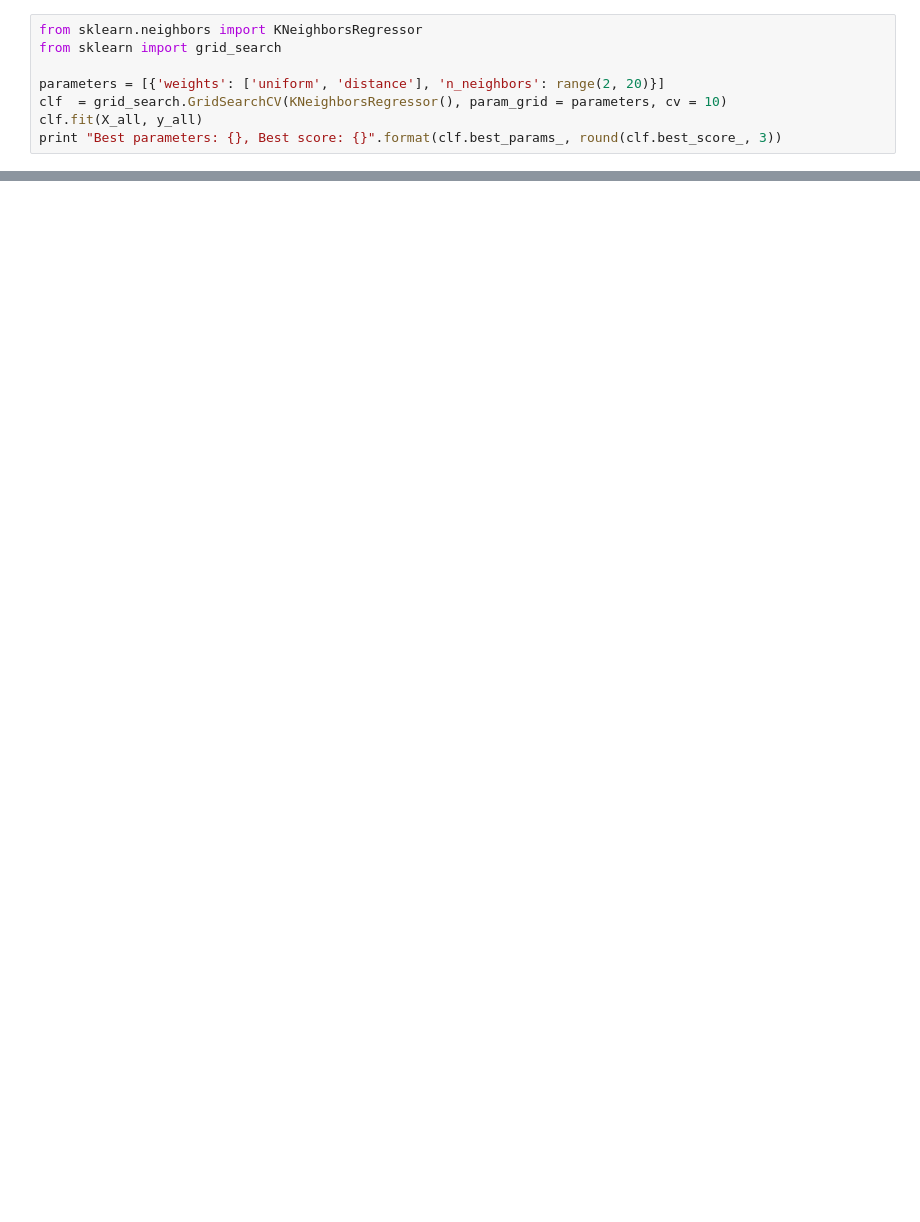
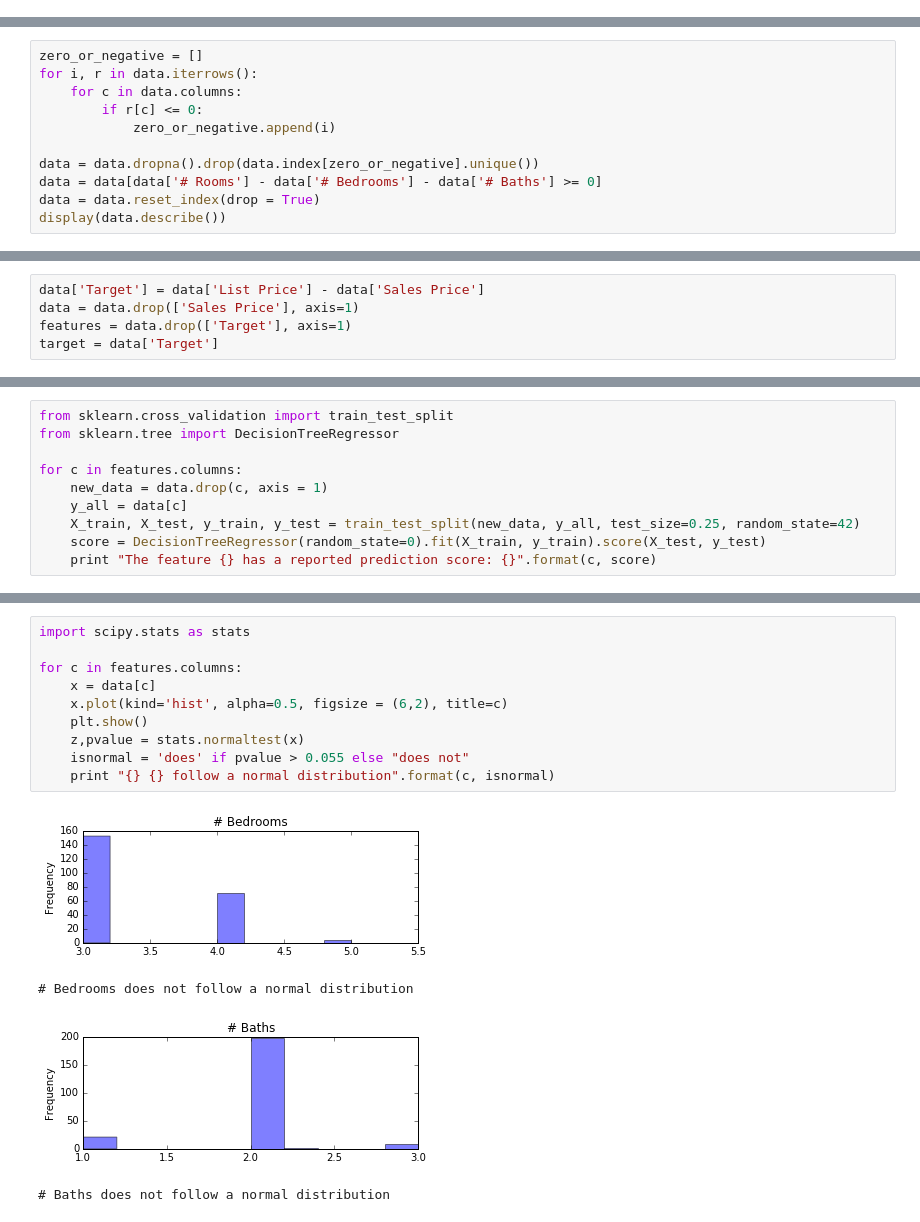
Before and after one commit to quantarb/capstone, a Jupyter notebook: capstone.ipynb, the cells around one changed output, grey strips where cells are left out. Cells and saved outputs as stored; diff of their text form; blank space fills up the shorter version.

Commit message:
feat finish writing up report for capstone

```diff
--- a/capstone.ipynb
+++ b/capstone.ipynb
@@ -164,8 +0,0 @@ X_all.describe()
-# %%
-from sklearn.neighbors import KNeighborsRegressor
-from sklearn import grid_search
-
-parameters = [{'weights': ['uniform', 'distance'], 'n_neighbors': range(2, 20)}]
-clf  = grid_search.GridSearchCV(KNeighborsRegressor(), param_grid = parameters, cv = 10)
-clf.fit(X_all, y_all)
-print "Best parameters: {}, Best score: {}".format(clf.best_params_, round(clf.best_score_, 3))
@@ -171,0 +46,11 @@ print "Best parameters: {}, Best score: {}".format(clf.best_params_, round(clf.b
+# %%
+zero_or_negative = []
+for i, r in data.iterrows():
+    for c in data.columns:
+        if r[c] <= 0:
+            zero_or_negative.append(i)
+
+data = data.dropna().drop(data.index[zero_or_negative].unique())
+data = data[data['# Rooms'] - data['# Bedrooms'] - data['# Baths'] >= 0]
+data = data.reset_index(drop = True)
+display(data.describe())
@@ -171,0 +179,5 @@ print "Best parameters: {}, Best score: {}".format(clf.best_params_, round(clf.b
+# %%
+data['Target'] = data['List Price'] - data['Sales Price']
+data = data.drop(['Sales Price'], axis=1)
+features = data.drop(['Target'], axis=1)
+target = data['Target']
@@ -171,0 +213,10 @@ print "Best parameters: {}, Best score: {}".format(clf.best_params_, round(clf.b
+# %%
+from sklearn.cross_validation import train_test_split
+from sklearn.tree import DecisionTreeRegressor
+
+for c in features.columns:
+    new_data = data.drop(c, axis = 1)
+    y_all = data[c]
+    X_train, X_test, y_train, y_test = train_test_split(new_data, y_all, test_size=0.25, random_state=42)
+    score = DecisionTreeRegressor(random_state=0).fit(X_train, y_train).score(X_test, y_test)
+    print "The feature {} has a reported prediction score: {}".format(c, score)
@@ -171,0 +242,15 @@ print "Best parameters: {}, Best score: {}".format(clf.best_params_, round(clf.b
+# %%
+import scipy.stats as stats
+
+for c in features.columns:
+    x = data[c]
+    x.plot(kind='hist', alpha=0.5, figsize = (6,2), title=c)
+    plt.show()
+    z,pvalue = stats.normaltest(x)
+    isnormal = 'does' if pvalue > 0.055 else "does not"
+    print "{} {} follow a normal distribution".format(c, isnormal)
+# %% [output]
+[figure, added]
+# Bedrooms does not follow a normal distribution
+[figure, added]
+# Baths does not follow a normal distribution
```
Also changed, not shown: parts of 71 cells of this notebook, 4 other files.
